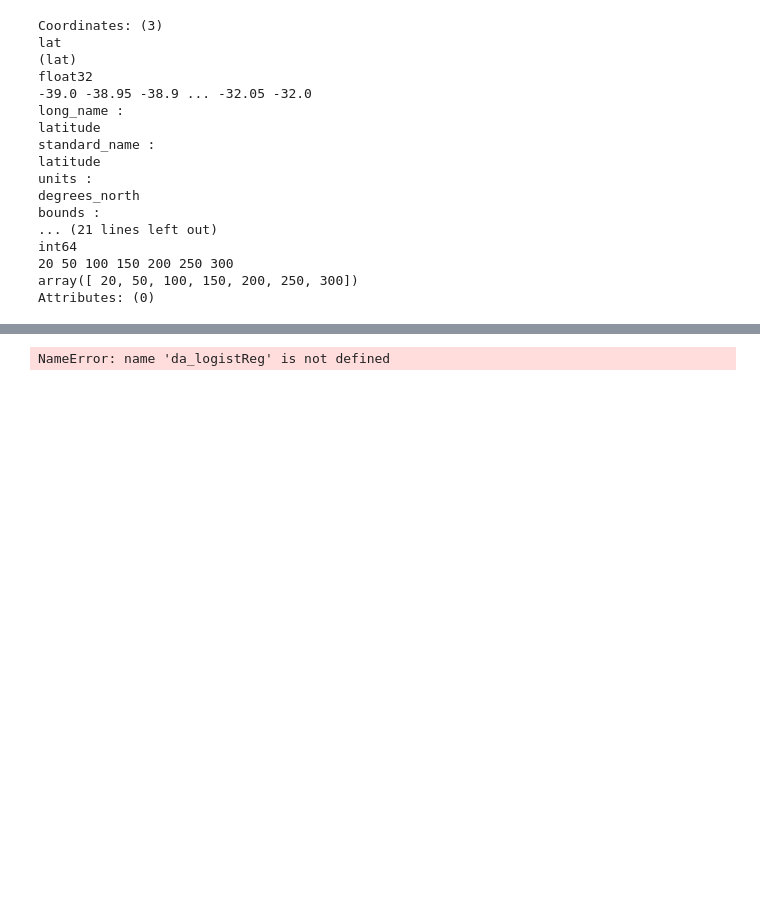
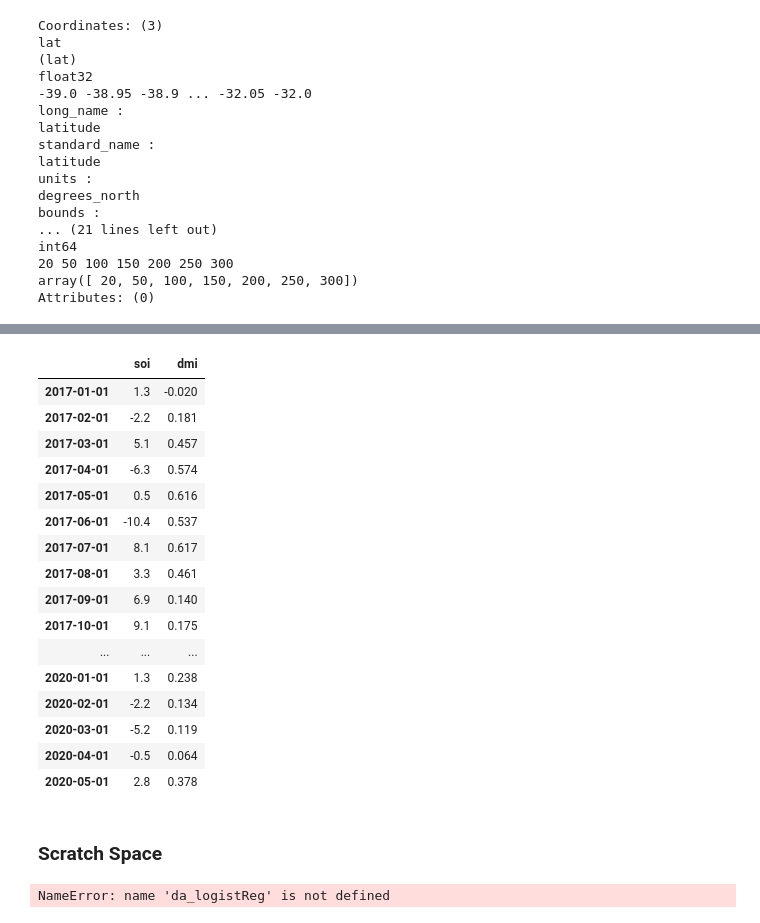
Before and after one commit to anjanadevanand/drought_break_probability, a Jupyter notebook: drought_breakEvents_logisticRegr_fit_griddded.ipynb, the cells around one changed output, grey strips where cells are left out. Drawn from its saved outputs; the diff is of its cells as text; code cells hidden in the pictures; blank space fills up the shorter version.

```diff
--- a/drought_breakEvents_logisticRegr_fit_griddded.ipynb
+++ b/drought_breakEvents_logisticRegr_fit_griddded.ipynb
@@ -216,7 +218,7 @@ fname = varname + '_*_SEA_*.nc'
 threshList = [20, 50, 100] #np.append(np.array(20), np.arange(50, 350, 50))
 
 # select timescales for analysis
-ts = [2, 6, 12] #[2, 6, 8, 12]
+ts = [2] #[2, 6, 12] #[2, 6, 8, 12]
 
 # get the sst predictors
 sst_dir = '/g/data/w97/ad9701/p_prob_analysis/sst_data/'
@@ -315,7 +317,7 @@ for iW in ts:
     ds_all['glm_aic'] = xr.concat(da_aic_list, dim = 'season').assign_coords({'season':seas_names})
 
     # save file
-    out_file = data_dir + 'GLM_results_' + '_'.join(predSel) + '_bySeason.nc'
+    out_file = data_dir + 'GLM_results_' + '_'.join(predSel) + '_bySeason_test.nc'
     ds_all.to_netcdf(out_file)
     # climtas.io.to_netcdf_throttled(ds_all, out_file)
 
@@ -335,0 +469,5 @@ client
+# %%
+# select a few days to calculate the probabilities
+sample_times = pd.unique(pd.to_datetime(ds_thresh.time).to_period('M').to_timestamp())
+da_thresh_sample = ds_thresh['__xarray_dataarray_variable__'].sel(time = sample_times).rename('thres')
+da_thresh_sample
@@ -335,0 +485,20 @@ client
+# %%
+pred_df_sel.loc[sample_times]
+# %% [output]
+|  | soi | dmi |
+| 2017-01-01 | 1.3 | -0.020 |
+| 2017-02-01 | -2.2 | 0.181 |
+| 2017-03-01 | 5.1 | 0.457 |
+| 2017-04-01 | -6.3 | 0.574 |
+| 2017-05-01 | 0.5 | 0.616 |
+| 2017-06-01 | -10.4 | 0.537 |
+| 2017-07-01 | 8.1 | 0.617 |
+| 2017-08-01 | 3.3 | 0.461 |
+| 2017-09-01 | 6.9 | 0.140 |
+| 2017-10-01 | 9.1 | 0.175 |
+| ... | ... | ... |
+| 2020-01-01 | 1.3 | 0.238 |
+| 2020-02-01 | -2.2 | 0.134 |
+| 2020-03-01 | -5.2 | 0.119 |
+| 2020-04-01 | -0.5 | 0.064 |
+| 2020-05-01 | 2.8 | 0.378 |
@@ -336,3 +586,5 @@ client
+# %% [markdown]
+### Scratch Space
 # %%
 da_logistReg
 # %% [output]
```
Also changed, not shown: parts of 8 cells of this notebook, 2 other files.
